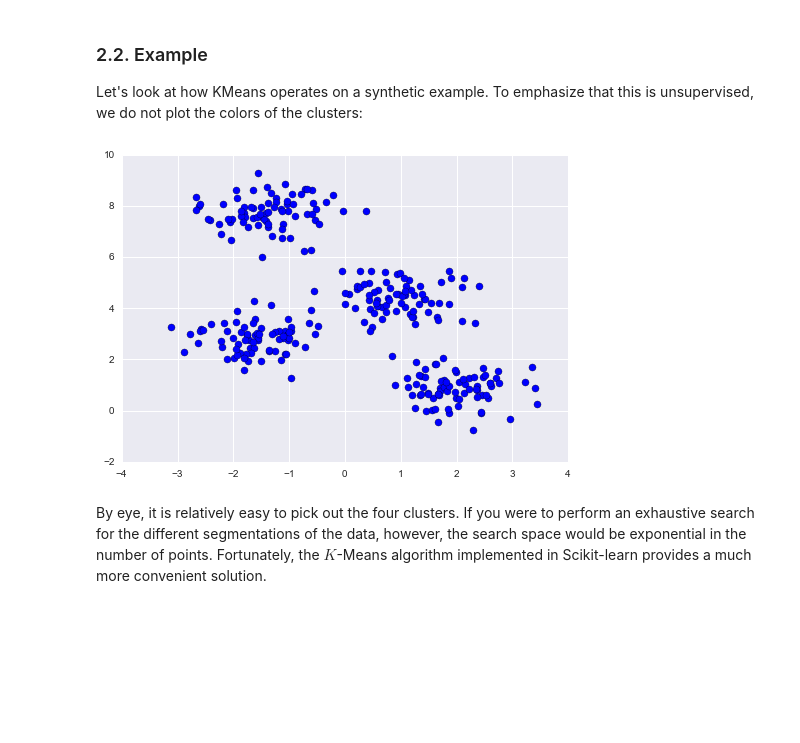
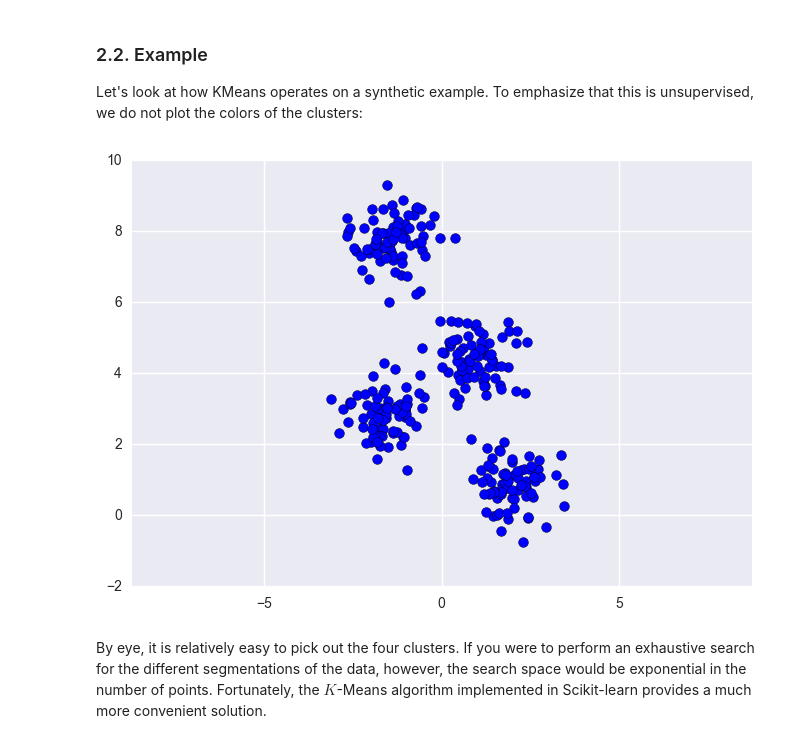
Before and after one commit to ML4DS/ML4all, a Jupyter notebook: U1.KMeans/KMeans.ipynb, the cells around one changed output. Cells and saved outputs as stored; diff of their text form; code cells hidden in the pictures; blank space fills up the shorter version.

```diff
--- a/U1.KMeans/KMeans.ipynb
+++ b/U1.KMeans/KMeans.ipynb
@@ -70,10 +70,12 @@ Let's look at how KMeans operates on a synthetic example. To emphasize that this
 # %%
 from sklearn.datasets.samples_generator import make_blobs
 X, y = make_blobs(n_samples=300, centers=4,
                   random_state=0, cluster_std=0.60)
 plt.scatter(X[:, 0], X[:, 1], s=50);
+plt.axis('equal')
+plt.show()
 # %% [output]
-[figure, old version]
+[figure, new version]
 # %% [markdown]
 By eye, it is relatively easy to pick out the four clusters. If you were to perform an exhaustive search for the different segmentations of the data, however, the search space would be exponential in the number of points. Fortunately, the $K$-Means algorithm implemented in Scikit-learn provides a much more convenient solution.
 # %% [markdown]
```
Also changed, not shown: parts of 6 cells of this notebook.
